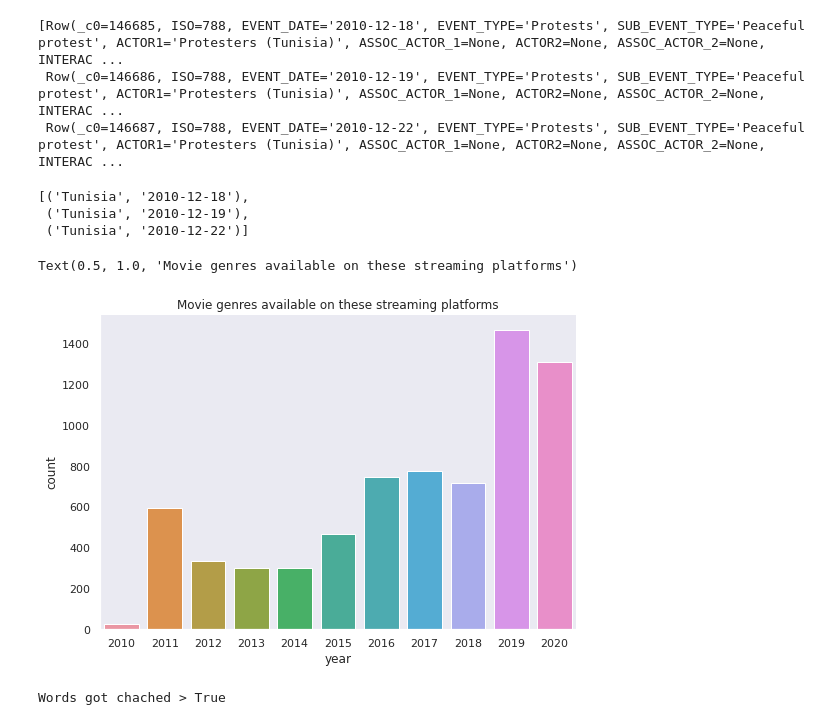
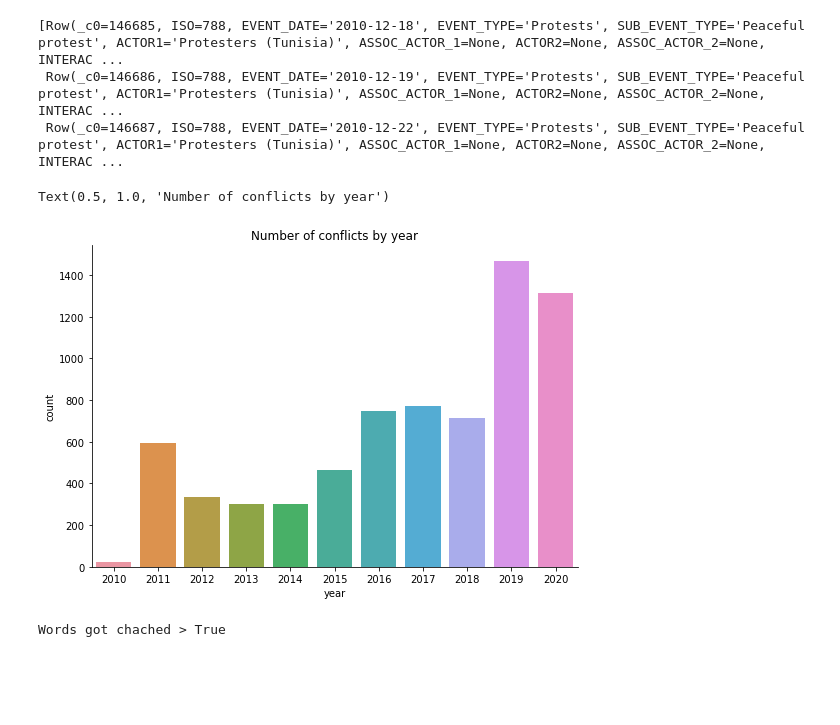
Before and after one commit to hachemwasli/SUAS-Project-Apache-Spark, a Jupyter notebook: conflicts_Spark.ipynb, the cells around one changed output. Saved outputs shown, nothing was run; the diff lists cells and outputs as text; code cells hidden in the pictures; blank space fills up the shorter version.

Commit message:
more queries conflicts, comments

```diff
--- a/conflicts_Spark.ipynb
+++ b/conflicts_Spark.ipynb
@@ -35,16 +25,19 @@ totwords
 # %%
+#Create Spark Session with app name 'Python Spark RDD'
 spark = SparkSession \
     .builder \
-    .appName("Python Spark create RDD example") \
+    .appName("Python Spark RDD") \
     .config("spark.some.config.option", "some-value") \
     .getOrCreate()
+#Create dataframe from csv file
 dataframe = spark.read.format('com.databricks.spark.csv').\
                                options(header='true', \
                                inferschema='true').\
                 load("conflicts.csv")
+#Create RDD from the spark dataframe
 rdd = spark.read.option("delimiter", ",").csv(cv, header='true', inferSchema='true').rdd
 #display part of the data
-dataframe.show(3)
+dataframe.show()
 # %% [output]
 +---+---+----------+----------+--------------------+--------------------+-------------+--------------------+-------------+-----------+---------------+-------+---------+------------+-----------+------- ...
 |_c0|ISO|EVENT_DATE|EVENT_TYPE|      SUB_EVENT_TYPE|              ACTOR1|ASSOC_ACTOR_1|              ACTOR2|ASSOC_ACTOR_2|INTERACTION|         REGION|COUNTRY|   ADMIN1|      ADMIN2|   LOCATION|        ...
@@ -113,21 +109,15 @@ tunisia_filter.take(3)
 # %%
 # we form a key value pair and map every string with a value of Tunisia.
 tunisia_map = tunisia_filter.map(lambda x: (x[11], x[2]))
-tunisia_map.take(3)
+rddColumns = ["country","year"]
+df = tunisia_map.toDF(rddColumns).toPandas()
+df['year'] = pd.to_datetime(df['year'], errors='coerce')
+df['year'] = df['year'].dt.year
+sns.catplot(x="year", data=df, aspect=1.5,kind="count")
+plt.title('Number of conflicts by year in Tunisia')
 # %% [output]
-[('Tunisia', '2010-12-18'),
- ('Tunisia', '2010-12-19'),
- ('Tunisia', '2010-12-22')]
+Text(0.5, 1.0, 'Number of conflicts by year')
+[figure, added]
-# %%
-rddColumns = ["country","year"]
-df = tunisia_map.toDF(rddColumns).toPandas()
-df['year'] = pd.to_datetime(df['year'], errors='coerce')
-df['year'] = df['year'].dt.year
-sns.catplot(x="year", data=df, aspect=1.5,kind="count")
-plt.title('Movie genres available on these streaming platforms')
-# %% [output]
-Text(0.5, 1.0, 'Movie genres available on these streaming platforms')
-[figure, removed]
 # %%
 #we can also check if the RDD is cached or not.
 caching = cv.persist().is_cached
```
Also changed, not shown: parts of 20 cells of this notebook.
